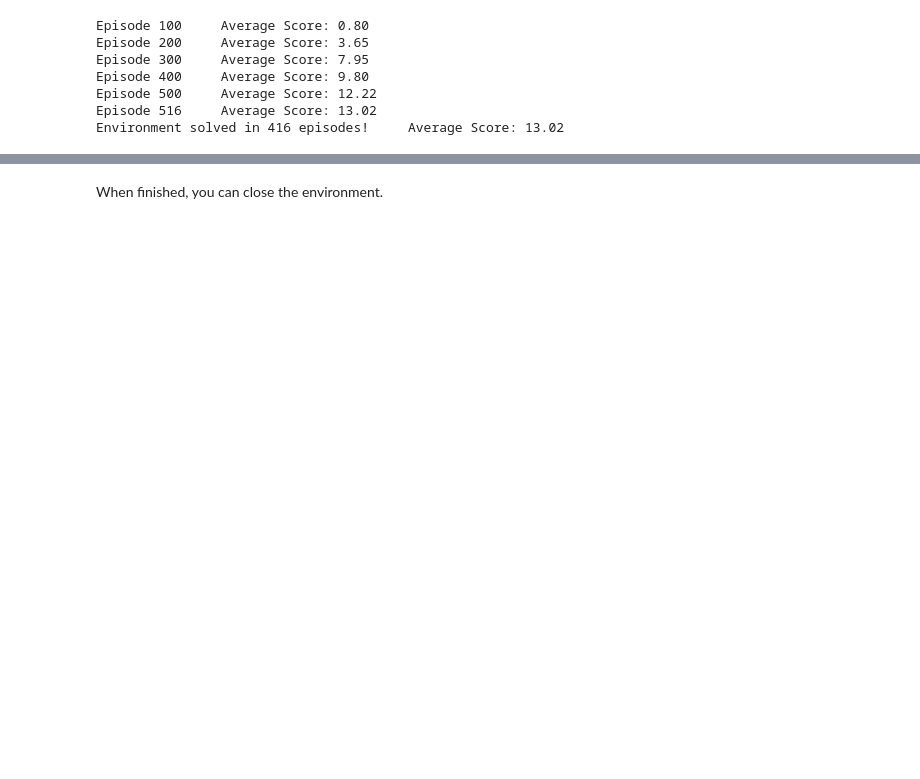
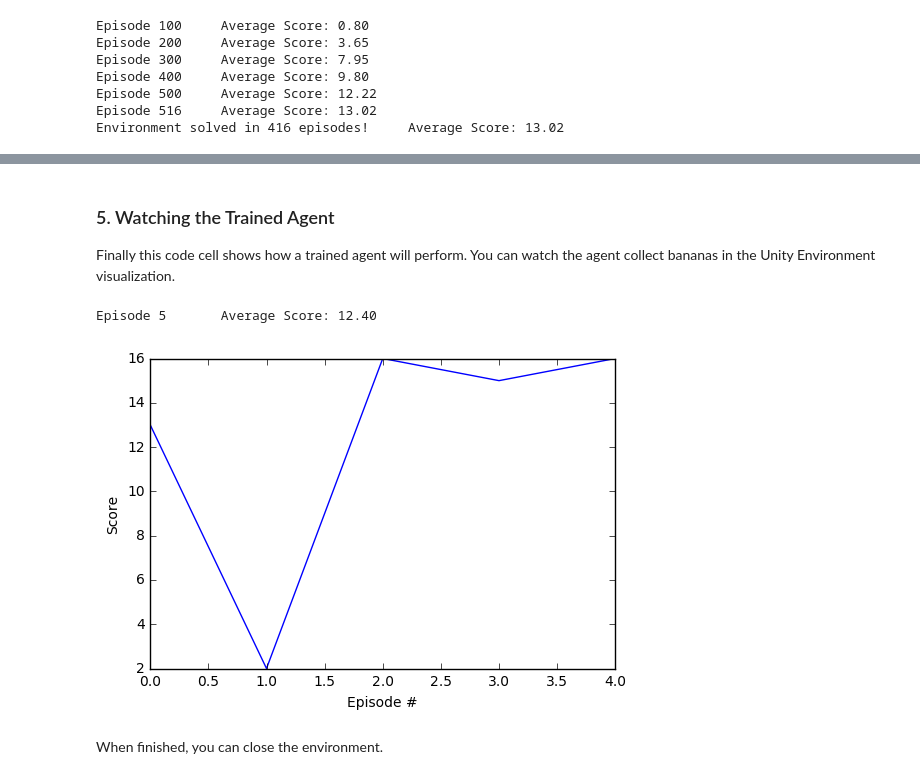
Before and after one commit to jgaston93/DRLND_P1_Navigation, a Jupyter notebook: Navigation.ipynb, the cells around one changed output, grey strips where cells are left out. Saved outputs shown, nothing was run; the diff lists cells and outputs as text; code cells hidden in the pictures; blank space fills up the shorter version.

```diff
--- a/Navigation.ipynb
+++ b/Navigation.ipynb
@@ -197,35 +178,43 @@ plt.show()
+# %% [markdown]
+### 5. Watching the Trained Agent
+
+Finally this code cell shows how a trained agent will perform. You can watch the agent collect bananas in the Unity Environment visualization.
 # %%
-agent = Agent(state_size=state_size, action_size=action_size, seed=0, double_dqn=True, dueling_network=True, priority_replay=True)
+agent = Agent(state_size=state_size, action_size=action_size, seed=0,
+              double_dqn=True, dueling_network=True, priority_replay=True)
 agent.qnetwork_local.load_state_dict(torch.load('checkpoint.pth'))
 n_episodes = 5
-scores = []
-scores_window = deque(maxlen=100)
+test_scores = []
+test_scores_window = deque(maxlen=100)
 for i_episode in range(1, n_episodes+1):
     env_info = env.reset(train_mode=False)[brain_name] # reset the environment
     state = env_info.vector_observations[0]            # get the current state
     score = 0                                          # initialize the score
     while True:
         action = agent.act(state)                      # select an action
         env_info = env.step(action)[brain_name]        # send the action to the environment
         next_state = env_info.vector_observations[0]   # get the next state
         reward = env_info.rewards[0]                   # get the reward
         done = env_info.local_done[0]                  # see if episode has finished
         score += reward                                # update the score
         state = next_state                             # roll over the state to next time step
         if done:                                       # exit loop if episode finished
             break
-    scores_window.append(score)
-    scores.append(score)
-    print('\rEpisode {}\tAverage Score: {:.2f}'.format(i_episode, np.mean(scores_window)), end="")
+    test_scores_window.append(score)
+    test_scores.append(score)
+    print('\rEpisode {}\tAverage Score: {:.2f}'.format(i_episode, np.mean(test_scores_window)), end="")
     if i_episode % 100 == 0:
-        print('\rEpisode {}\tAverage Score: {:.2f}'.format(i_episode, np.mean(scores_window)))
+        print('\rEpisode {}\tAverage Score: {:.2f}'.format(i_episode, np.mean(test_scores_window)))
 # plot the scores
 fig = plt.figure()
 ax = fig.add_subplot(111)
-plt.plot(np.arange(len(scores)), scores)
+plt.plot(np.arange(len(test_scores)), test_scores)
 plt.ylabel('Score')
 plt.xlabel('Episode #')
 plt.show()
+# %% [output]
+Episode 5       Average Score: 12.40
+[figure, added]
 # %% [markdown]
 When finished, you can close the environment.
 # %%
```
Also changed, not shown: parts of 8 cells of this notebook, 2 other files.
